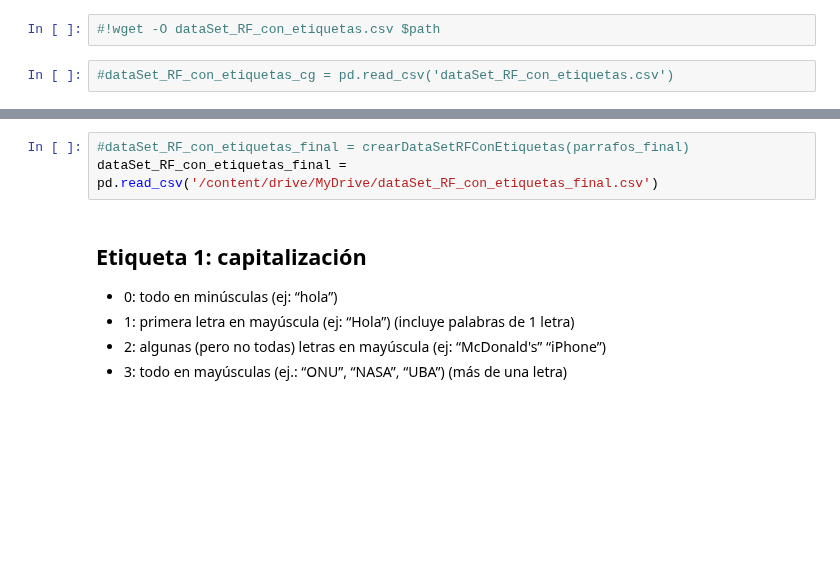
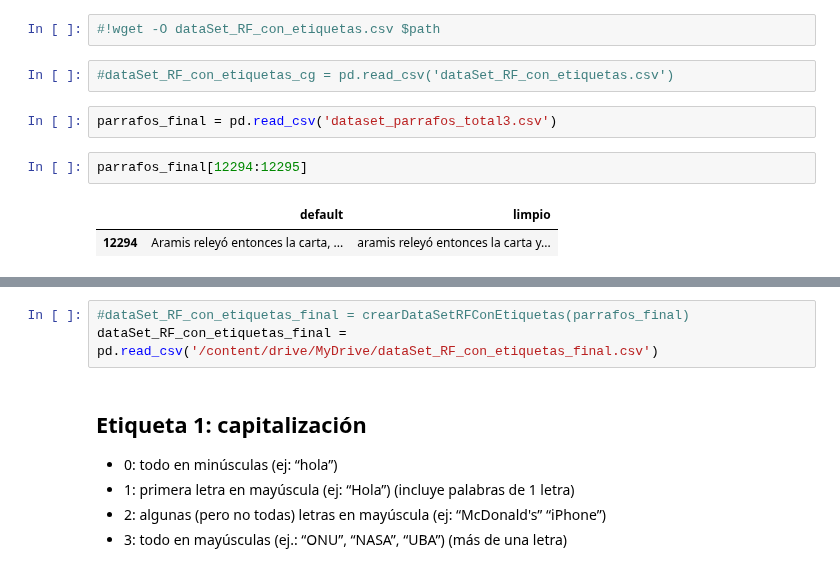
Before and after one commit to AzulBarr/Aprendizaje-Automatico, a Jupyter notebook: TPs/tp2/RF.ipynb, the cells around one changed output, grey strips where cells are left out. Drawn from its saved outputs; the diff is of its cells as text; blank space fills up the shorter version.

```diff
--- a/TPs/tp2/RF.ipynb
+++ b/TPs/tp2/RF.ipynb
@@ -339,6 +372,13 @@ path = path + datos
 #!wget -O dataSet_RF_con_etiquetas.csv $path
 # %%
 #dataSet_RF_con_etiquetas_cg = pd.read_csv('dataSet_RF_con_etiquetas.csv')
+# %%
+parrafos_final = pd.read_csv('dataset_parrafos_total3.csv')
+# %%
+parrafos_final[12294:12295]
+# %% [output]
+|  | default | limpio |
+| 12294 | Aramis releyó entonces la carta, ... | aramis releyó entonces la carta y... |
 # %%
 parrafos_final = pd.read_csv('dataset_parrafos_total3.csv')
 parrafos_final = parrafos_final.dropna()
```
Also changed, not shown: parts of 20 cells of this notebook.
